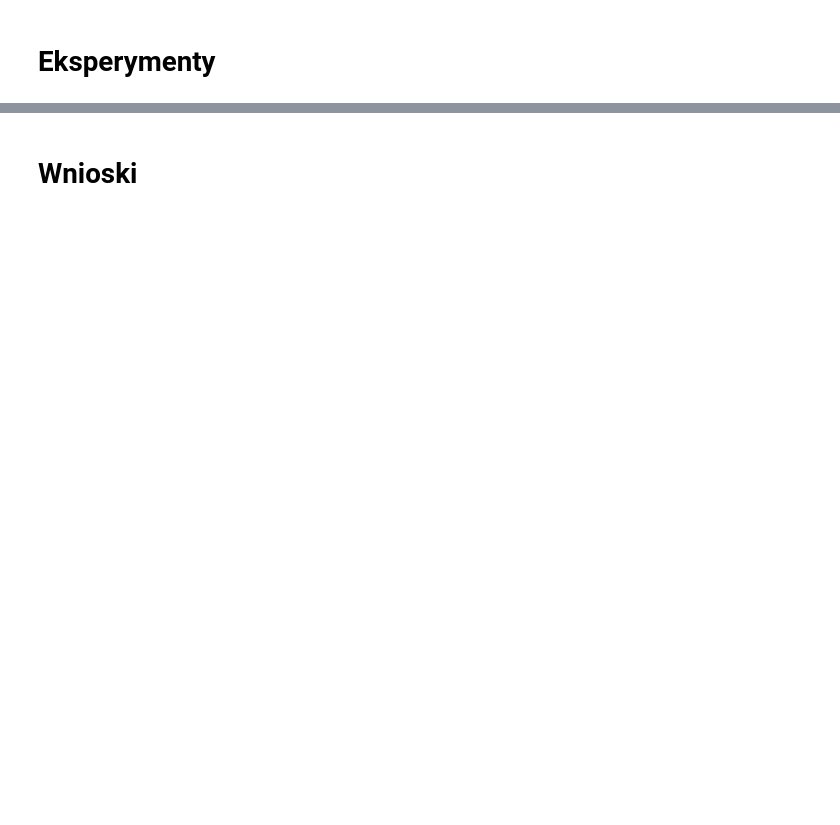
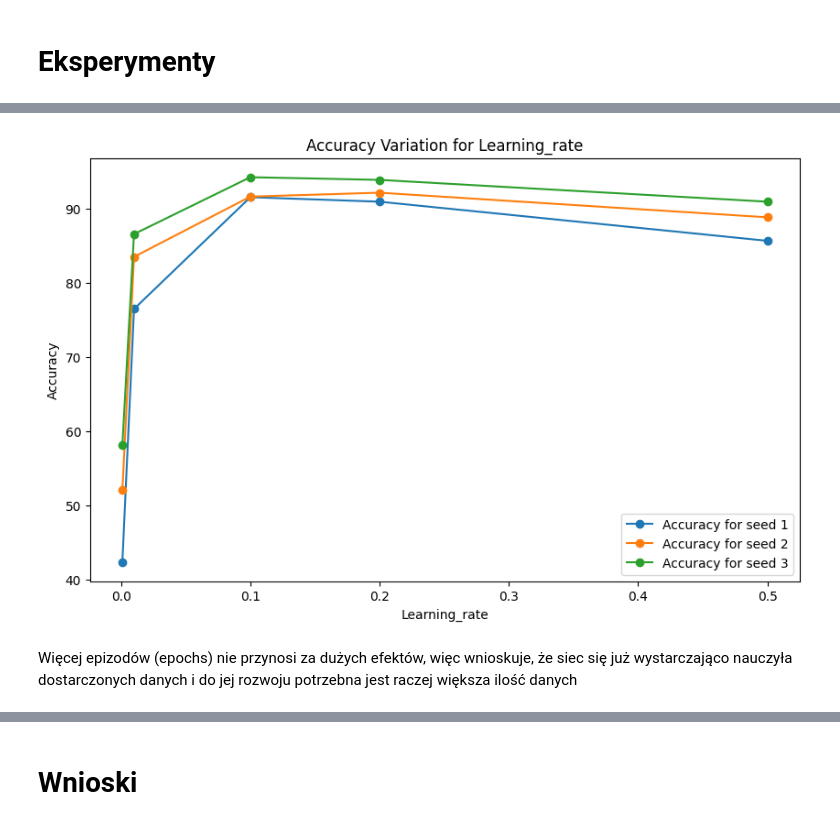
Before and after one commit to gwardasz/wsi-lab, a Jupyter notebook: Zadanie_5.ipynb, the cells around one changed output, grey strips where cells are left out. Cells and saved outputs as stored; diff of their text form; code cells hidden in the pictures; blank space fills up the shorter version.

```diff
--- a/Zadanie_5.ipynb
+++ b/Zadanie_5.ipynb
@@ -295,0 +282,7 @@ print(n.__call__(x_train_array_new[0]))
+# %%
+learning_rate_values = [0.001, 0.01, 0.1, 0.2, 0.5]
+plot_accuracy_variation(learning_rate_values, 'learning_rate')
+# %% [output]
+[figure, added]
+# %% [markdown]
+Więcej epizodów (epochs) nie przynosi za dużych efektów, więc wnioskuje, że siec się już wystarczająco nauczyła dostarczonych danych i do jej rozwoju potrzebna jest raczej większa ilość danych
```
Also changed, not shown: parts of 27 cells of this notebook.
